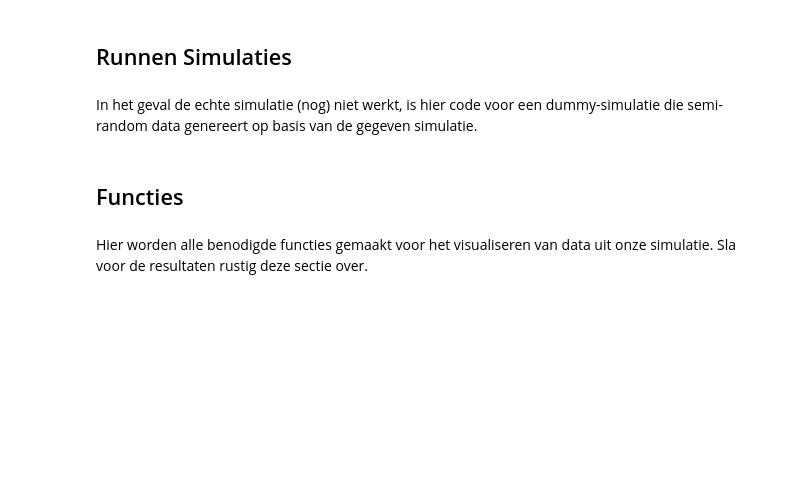
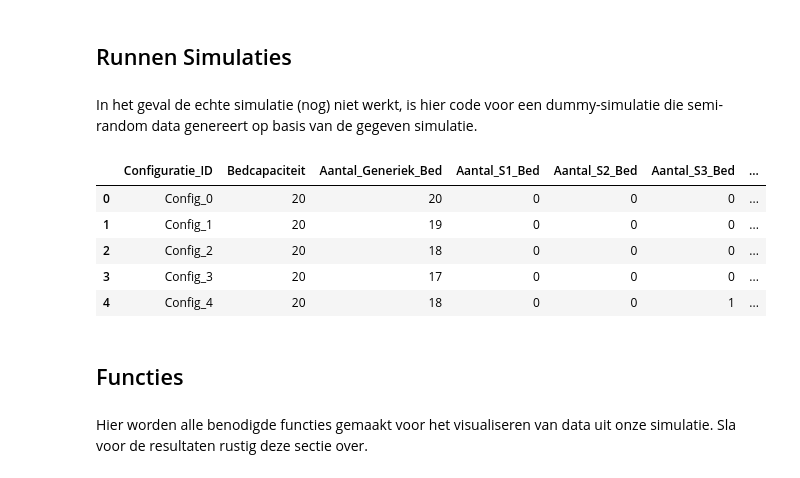
Before and after one commit to FabianTrapman/Project_BOG, a Jupyter notebook: Data Analysis.ipynb, the cells around one changed output. Drawn from its saved outputs; the diff is of its cells as text; code cells hidden in the pictures; blank space fills up the shorter version.

```diff
--- a/Data Analysis.ipynb
+++ b/Data Analysis.ipynb
@@ -73,25 +75,10 @@ manual_configs = False # False voor auto-generated configs, True voor zelf-gespe
 if manual_configs:
     configurations = [
         {'Generiek': 20, 'Specialisatie_1': 0, 'Specialisatie_2': 0, 'Specialisatie_3': 0, 'Specialisatie_4': 0},
-        {'Generiek': 0, 'Specialisatie_1': 4, 'Specialisatie_2': 4, 'Specialisatie_3': 4, 'Specialisatie_4': 0},
+        {'Generiek': 0, 'Specialisatie_1': 5, 'Specialisatie_2': 5, 'Specialisatie_3': 5, 'Specialisatie_4': 5},
+        {'Generiek': 20, 'Specialisatie_1': 5, 'Specialisatie_2': 5, 'Specialisatie_3': 5, 'Specialisatie_4': 5},
+        {'Generiek': 40, 'Specialisatie_1': 0, 'Specialisatie_2': 0, 'Specialisatie_3': 0, 'Specialisatie_4': 0},
+        {'Generiek': 0, 'Specialisatie_1': 10, 'Specialisatie_2': 10, 'Specialisatie_3': 10, 'Specialisatie_4': 10},
     ]
 # %% [markdown]
 ## Prepareren Data
-# %%
-csv_file_path = 'Analysis.csv'
-
-if os.path.exists(csv_file_path):
-    os.remove(csv_file_path)
-
-columns = ["Configuratie_ID", "Bedcapaciteit", "Aantal_Generiek_Bed", "Aantal_S1_Bed",
-           "Aantal_S2_Bed", "Aantal_S3_Bed", "Aantal_S4_Bed", "Bezettingsgraad",
-           "Aantal_Afwijzingen", "Aantal_Geplande_Patienten", "Aantal_Ongeplande_Patienten",
-           "Aantal_Herplande_Patienten", "Gemiddelde_Verblijfsduur", "Max_Bezettingsgraad",
-           "Simulatie_Stappen"]
-
-dummy_data = [["Config_0000", 25, 5, 8, 4, 4, 4, "75%", 69, 21, 420, 4, 666, "95%", 10000]]
-
-df = pd.DataFrame(dummy_data, columns=columns)
-df.to_csv(csv_file_path, index=False)
-
-df.head()
@@ -140,14 +129,36 @@ def run_simulation(config_id, generic_beds, spec1_beds, spec2_beds, spec3_beds,
     return resultaten
 
 def save_to_csv(resultaten, csv_filename='Analysis.csv'):
-    df = pd.DataFrame([resultaten])
-    df.to_csv(csv_filename, mode='a', header=pd.read_csv(csv_filename).empty, index=False)
+    columns = ["Configuratie_ID", "Bedcapaciteit", "Aantal_Generiek_Bed", "Aantal_S1_Bed",
+           "Aantal_S2_Bed", "Aantal_S3_Bed", "Aantal_S4_Bed", "Bezettingsgraad",
+           "Aantal_Afwijzingen", "Aantal_Geplande_Patienten", "Aantal_Ongeplande_Patienten",
+           "Aantal_Herplande_Patienten", "Gemiddelde_Verblijfsduur", "Max_Bezettingsgraad",
+           "Simulatie_Stappen"]
+
+    df = pd.DataFrame([resultaten], columns=columns)
+
+    if os.path.exists(csv_file_path):
+        df.to_csv(csv_filename, mode='a', header=pd.read_csv(csv_filename).empty, index=False)
+    else:
+        df.to_csv(csv_filename, mode='w', header=True, index=False)
 # %%
 i = 0
 for config in configurations:
     config_name = f"Config_{i}"
     i += 1
     save_to_csv(run_simulation(config_name, config["Generiek"], config["Specialisatie_1"], config["Specialisatie_2"], config["Specialisatie_3"], config["Specialisatie_4"]))
+
+csv_file_path = 'Analysis.csv'
+
+df = pd.read_csv("Analysis.csv")
+df.head()
+# %% [output]
+|  | Configuratie_ID | Bedcapaciteit | Aantal_Generiek_Bed | Aantal_S1_Bed | Aantal_S2_Bed | Aantal_S3_Bed | ... |
+| 0 | Config_0 | 20 | 20 | 0 | 0 | 0 | ... |
+| 1 | Config_1 | 20 | 19 | 0 | 0 | 0 | ... |
+| 2 | Config_2 | 20 | 18 | 0 | 0 | 0 | ... |
+| 3 | Config_3 | 20 | 17 | 0 | 0 | 0 | ... |
+| 4 | Config_4 | 20 | 18 | 0 | 0 | 1 | ... |
 # %% [markdown]
 ## Functies
 # %% [markdown]
```
Also changed, not shown: parts of 8 cells of this notebook.
